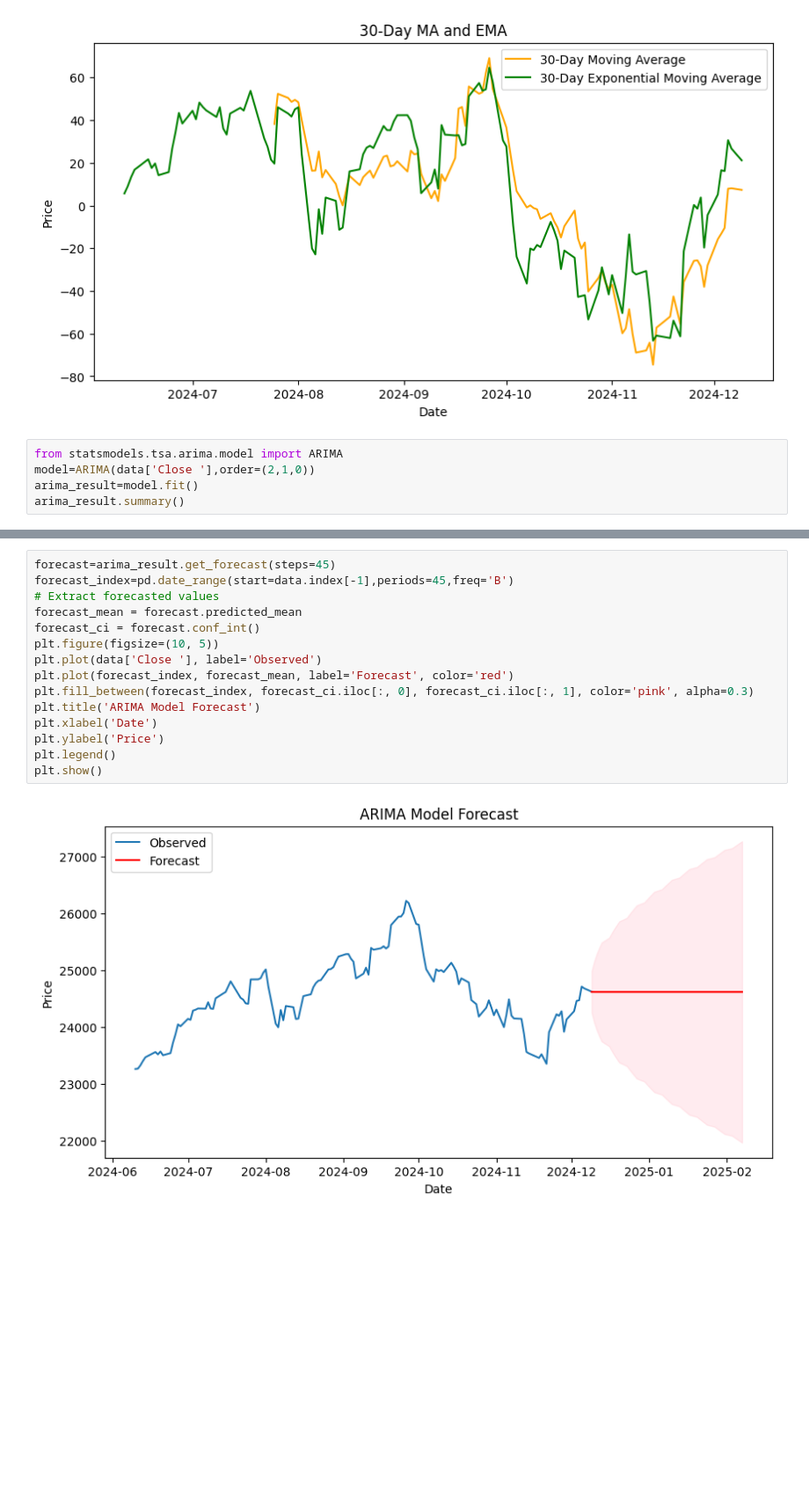
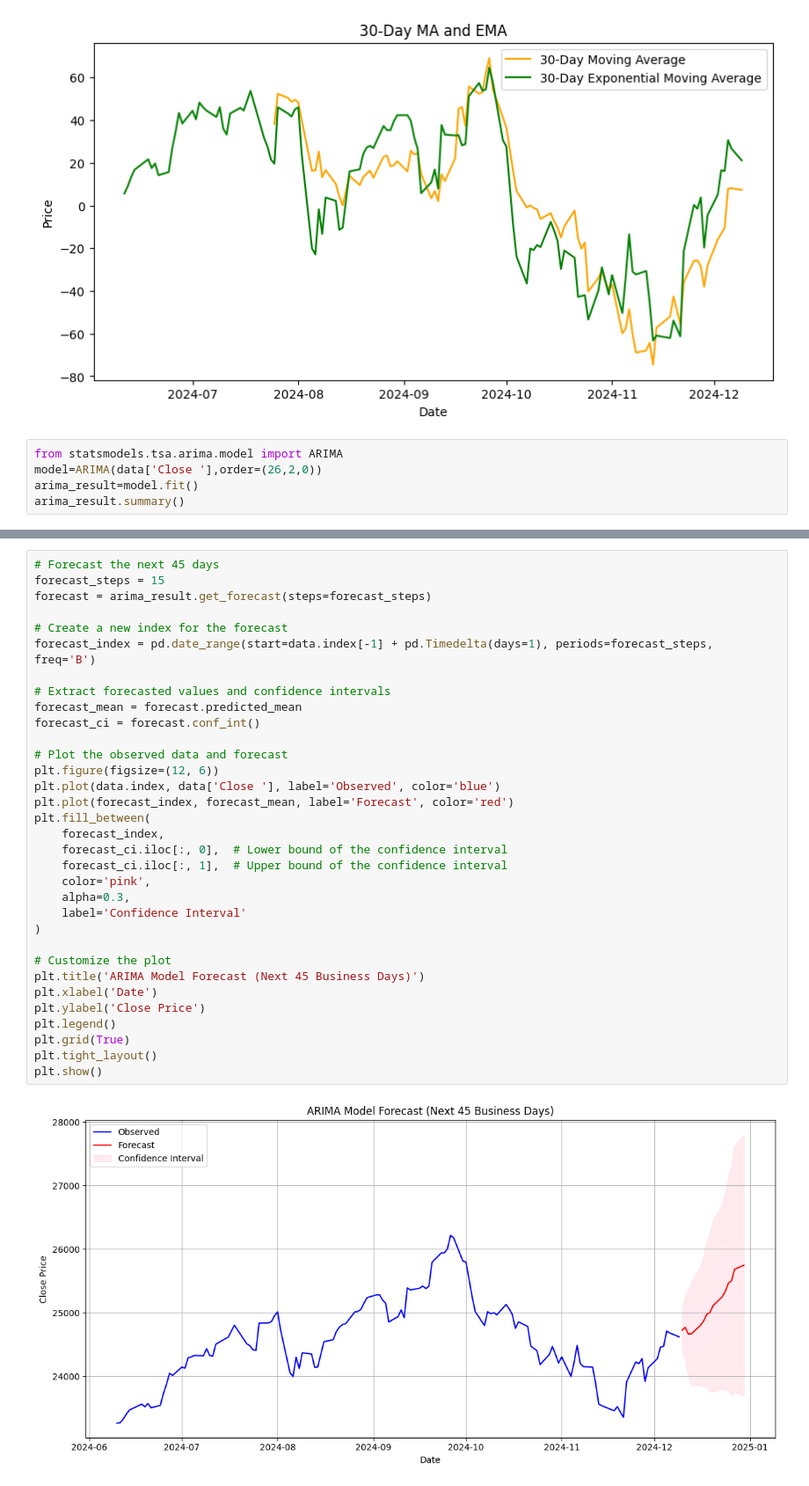
Before and after one commit to Shahu-22/Python, a Jupyter notebook: Arima/Arima_nse_exp.ipynb, the cells around one changed output, grey strips where cells are left out. Shown at 88% size. Cells and saved outputs as stored; diff of their text form; blank space fills up the shorter version.

```diff
--- a/Arima/Arima_nse_exp.ipynb
+++ b/Arima/Arima_nse_exp.ipynb
@@ -120,7 +120,7 @@ plt.show()
 [figure]
 # %%
 from statsmodels.tsa.arima.model import ARIMA
-model=ARIMA(data['Close '],order=(2,1,0))
+model=ARIMA(data['Close '],order=(26,2,0))
 arima_result=model.fit()
 arima_result.summary()
 # %% [output]
@@ -143,22 +155,40 @@ SARIMAX Results
 Warnings:
 [1] Covariance matrix calculated using the outer product of gradients (complex-step).
 # %%
-forecast=arima_result.get_forecast(steps=45)
-forecast_index=pd.date_range(start=data.index[-1],periods=45,freq='B')
-# Extract forecasted values
+# Forecast the next 45 days
+forecast_steps = 15
+forecast = arima_result.get_forecast(steps=forecast_steps)
+
+# Create a new index for the forecast
+forecast_index = pd.date_range(start=data.index[-1] + pd.Timedelta(days=1), periods=forecast_steps, freq='B')
+
+# Extract forecasted values and confidence intervals
 forecast_mean = forecast.predicted_mean
 forecast_ci = forecast.conf_int()
-plt.figure(figsize=(10, 5))
-plt.plot(data['Close '], label='Observed')
+
+# Plot the observed data and forecast
+plt.figure(figsize=(12, 6))
+plt.plot(data.index, data['Close '], label='Observed', color='blue')
 plt.plot(forecast_index, forecast_mean, label='Forecast', color='red')
-plt.fill_between(forecast_index, forecast_ci.iloc[:, 0], forecast_ci.iloc[:, 1], color='pink', alpha=0.3)
-plt.title('ARIMA Model Forecast')
+plt.fill_between(
+    forecast_index,
+    forecast_ci.iloc[:, 0],  # Lower bound of the confidence interval
+    forecast_ci.iloc[:, 1],  # Upper bound of the confidence interval
+    color='pink',
+    alpha=0.3,
+    label='Confidence Interval'
+)
+
+# Customize the plot
+plt.title('ARIMA Model Forecast (Next 45 Business Days)')
 plt.xlabel('Date')
-plt.ylabel('Price')
+plt.ylabel('Close Price')
 plt.legend()
+plt.grid(True)
+plt.tight_layout()
 plt.show()
 # %% [output]
-[figure, old version]
+[figure, new version]
 # %%
 import numpy as np
 
```
Also changed, not shown: parts of 5 cells of this notebook, 1 other file.
